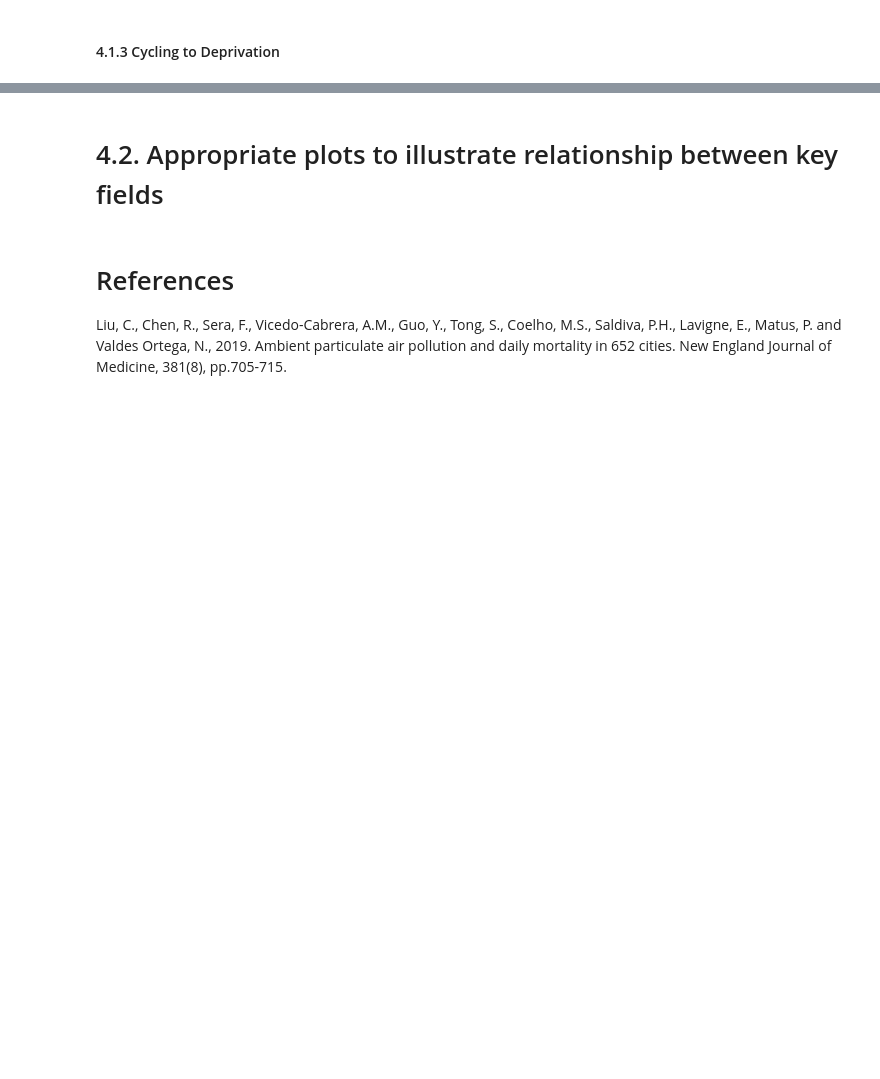
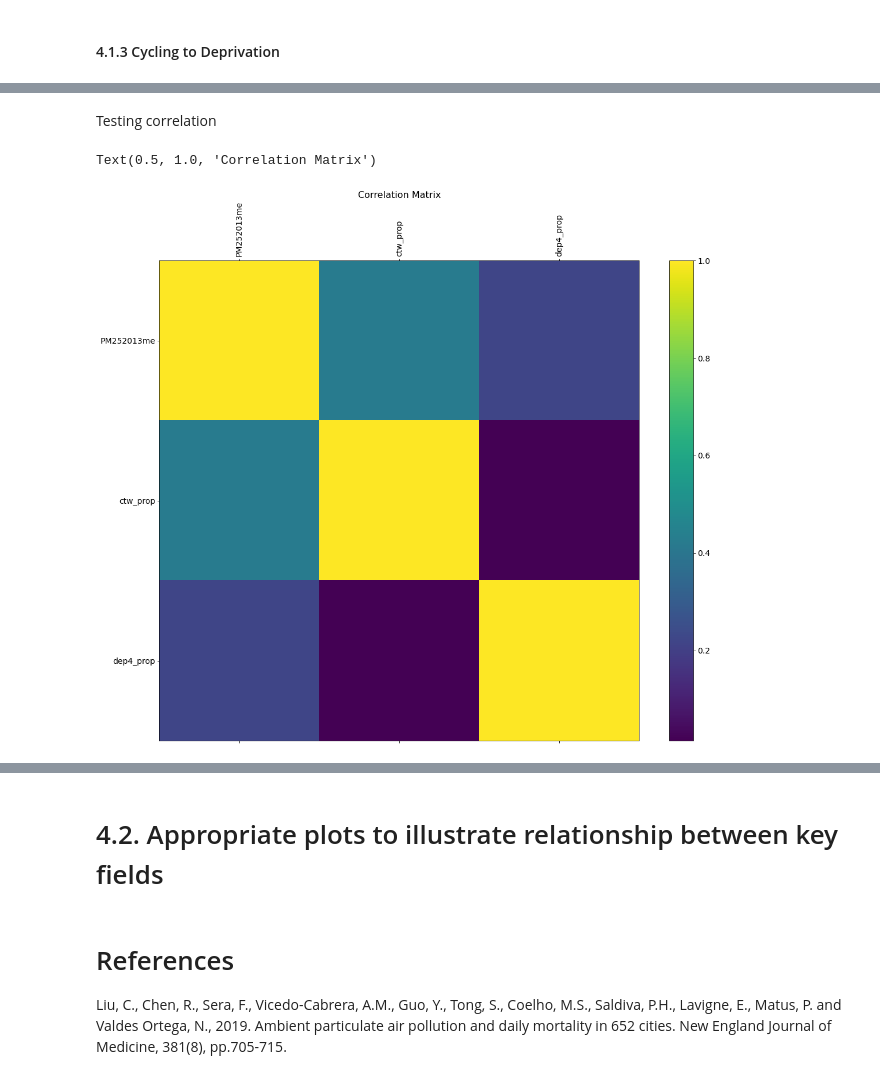
Before and after one commit to ZacharyP-E/qm_group25, a Jupyter notebook: qm_group_code.ipynb, the cells around one changed output, grey strips where cells are left out. Drawn from its saved outputs; the diff is of its cells as text; code cells hidden in the pictures; blank space fills up the shorter version.

```diff
--- a/qm_group_code.ipynb
+++ b/qm_group_code.ipynb
@@ -369,0 +426,15 @@ plt.show()
+# %%
+df2 = df[["PM252013me", "ctw_prop", "dep4_prop"]]
+# %% [markdown]
+Testing correlation
+# %%
+f = plt.figure(figsize=(19, 15))
+plt.matshow(df2.corr(), fignum=f.number)
+plt.xticks(range(df2.shape[1]), df2.columns, fontsize=14, rotation=90)
+plt.yticks(range(df2.shape[1]), df2.columns, fontsize=14)
+cb = plt.colorbar()
+cb.ax.tick_params(labelsize=14)
+plt.title('Correlation Matrix', fontsize=16)
+# %% [output]
+Text(0.5, 1.0, 'Correlation Matrix')
+[figure, added]
```
Also changed, not shown: parts of 13 cells of this notebook.
